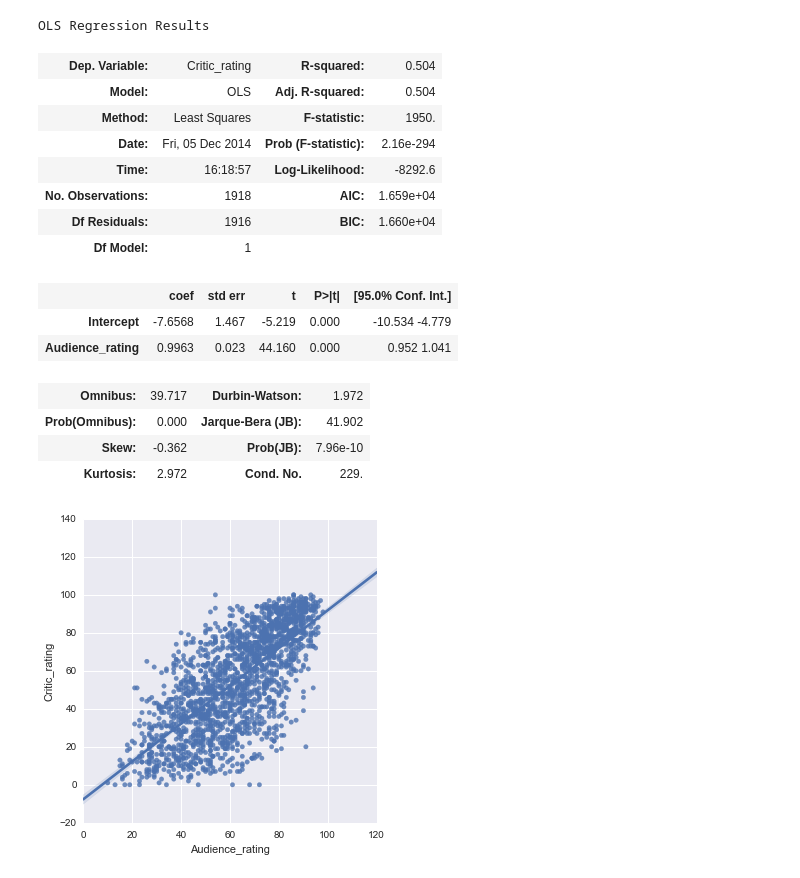
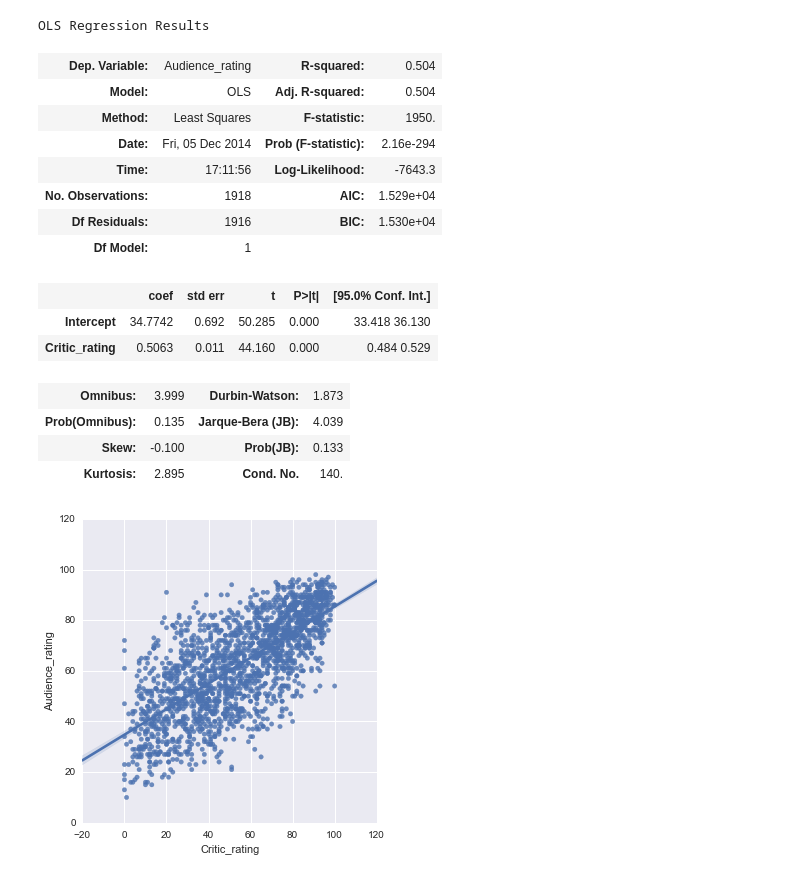
Before and after one commit to lantian2012/DataScience, a Jupyter notebook: Critics_Customer.ipynb, the cells around one changed output. Saved outputs shown, nothing was run; the diff lists cells and outputs as text; code cells hidden in the pictures.

Commit message:
add critic-boxoffice

```diff
--- a/Critics_Customer.ipynb
+++ b/Critics_Customer.ipynb
@@ -22,26 +23,26 @@ MovieTable.head()
 | 4 | 67 | [{u'name': u'Emilio Estevez', u'c... | 35 | [{u'name': u'Geoff Murphy'}] | [Western, Action & Adventure] | 10544 | Young Guns II | 1990-08-01 | http://api.rottentomatoes.com/api... | ... |
 # %%
 from sklearn import linear_model
-sns.lmplot('Audience_rating', 'Critic_rating', data=MovieTable)
+sns.lmplot( 'Critic_rating','Audience_rating', data=MovieTable)
 
 import statsmodels.formula.api as smf
-reg = smf.ols(formula="Critic_rating ~ Audience_rating", data=MovieTable).fit()
+reg = smf.ols(formula="Audience_rating ~ Critic_rating", data=MovieTable).fit()
 reg.summary()
 # %% [output]
 OLS Regression Results
-| Dep. Variable: | Critic_rating | R-squared: | 0.504 |
+| Dep. Variable: | Audience_rating | R-squared: | 0.504 |
 | Model: | OLS | Adj. R-squared: | 0.504 |
 | Method: | Least Squares | F-statistic: | 1950. |
 | Date: | Fri, 05 Dec 2014 | Prob (F-statistic): | 2.16e-294 |
-| Time: | 16:18:57 | Log-Likelihood: | -8292.6 |
-| No. Observations: | 1918 | AIC: | 1.659e+04 |
-| Df Residuals: | 1916 | BIC: | 1.660e+04 |
+| Time: | 17:11:56 | Log-Likelihood: | -7643.3 |
+| No. Observations: | 1918 | AIC: | 1.529e+04 |
+| Df Residuals: | 1916 | BIC: | 1.530e+04 |
 | Df Model: | 1 |  |  |
 |  | coef | std err | t | P>|t| | [95.0% Conf. Int.] |
-| Intercept | -7.6568 | 1.467 | -5.219 | 0.000 | -10.534 -4.779 |
-| Audience_rating | 0.9963 | 0.023 | 44.160 | 0.000 | 0.952 1.041 |
+| Intercept | 34.7742 | 0.692 | 50.285 | 0.000 | 33.418 36.130 |
+| Critic_rating | 0.5063 | 0.011 | 44.160 | 0.000 | 0.484 0.529 |
-| Omnibus: | 39.717 | Durbin-Watson: | 1.972 |
-| Prob(Omnibus): | 0.000 | Jarque-Bera (JB): | 41.902 |
-| Skew: | -0.362 | Prob(JB): | 7.96e-10 |
-| Kurtosis: | 2.972 | Cond. No. | 229. |
+| Omnibus: | 3.999 | Durbin-Watson: | 1.873 |
+| Prob(Omnibus): | 0.135 | Jarque-Bera (JB): | 4.039 |
+| Skew: | -0.100 | Prob(JB): | 0.133 |
+| Kurtosis: | 2.895 | Cond. No. | 140. |
-[figure, old version]
+[figure, new version]
```
Also changed, not shown: parts of 2 cells of this notebook.
